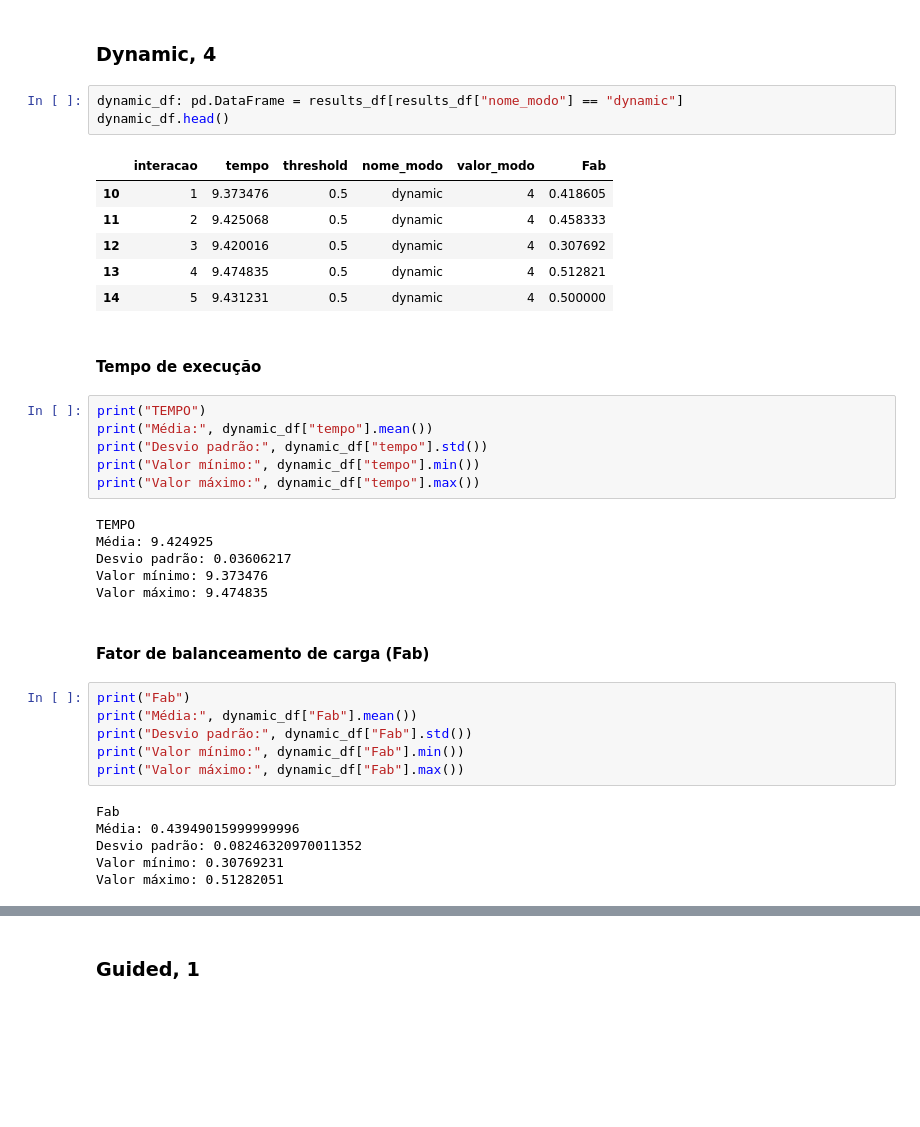
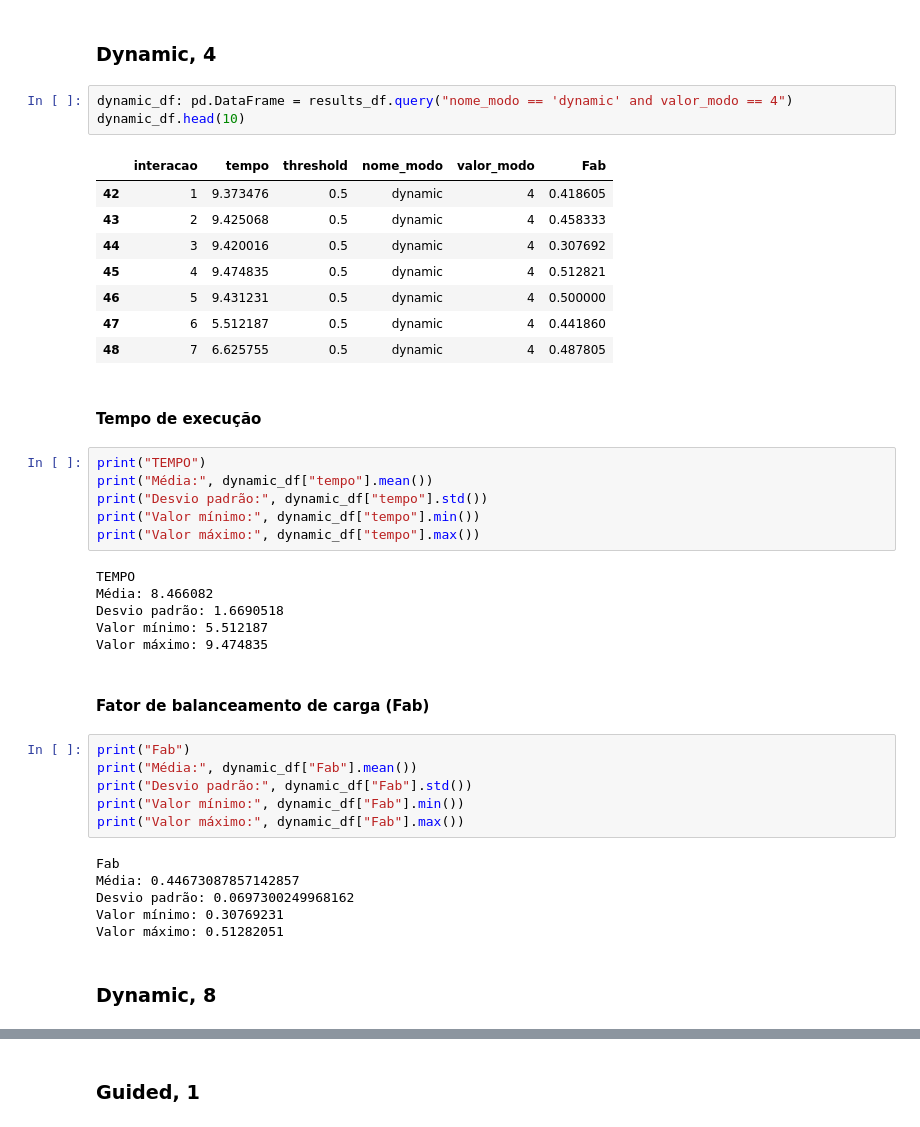
Before and after one commit to igorssant/UESC-codigos-pos-graduacao, a Jupyter notebook: processamento_paralelo/presentation/main.ipynb, the cells around one changed output, grey strips where cells are left out. Cells and saved outputs as stored; diff of their text form; blank space fills up the shorter version.

```diff
--- a/processamento_paralelo/presentation/main.ipynb
+++ b/processamento_paralelo/presentation/main.ipynb
@@ -120,15 +915,17 @@ Valor máximo: 0.04225352
 # %% [markdown]
 ### Dynamic, 4
 # %%
-dynamic_df: pd.DataFrame = results_df[results_df["nome_modo"] == "dynamic"]
-dynamic_df.head()
+dynamic_df: pd.DataFrame = results_df.query("nome_modo == 'dynamic' and valor_modo == 4")
+dynamic_df.head(10)
 # %% [output]
 |  | interacao | tempo | threshold | nome_modo | valor_modo | Fab |
-| 10 | 1 | 9.373476 | 0.5 | dynamic | 4 | 0.418605 |
-| 11 | 2 | 9.425068 | 0.5 | dynamic | 4 | 0.458333 |
-| 12 | 3 | 9.420016 | 0.5 | dynamic | 4 | 0.307692 |
-| 13 | 4 | 9.474835 | 0.5 | dynamic | 4 | 0.512821 |
-| 14 | 5 | 9.431231 | 0.5 | dynamic | 4 | 0.500000 |
+| 42 | 1 | 9.373476 | 0.5 | dynamic | 4 | 0.418605 |
+| 43 | 2 | 9.425068 | 0.5 | dynamic | 4 | 0.458333 |
+| 44 | 3 | 9.420016 | 0.5 | dynamic | 4 | 0.307692 |
+| 45 | 4 | 9.474835 | 0.5 | dynamic | 4 | 0.512821 |
+| 46 | 5 | 9.431231 | 0.5 | dynamic | 4 | 0.500000 |
+| 47 | 6 | 5.512187 | 0.5 | dynamic | 4 | 0.441860 |
+| 48 | 7 | 6.625755 | 0.5 | dynamic | 4 | 0.487805 |
 # %% [markdown]
 #### Tempo de execução
 # %%
@@ -139,9 +936,9 @@ print("Valor mínimo:", dynamic_df["tempo"].min())
 print("Valor máximo:", dynamic_df["tempo"].max())
 # %% [output]
 TEMPO
-Média: 9.424925
-Desvio padrão: 0.03606217
-Valor mínimo: 9.373476
+Média: 8.466082
+Desvio padrão: 1.6690518
+Valor mínimo: 5.512187
 Valor máximo: 9.474835
 # %% [markdown]
 #### Fator de balanceamento de carga (Fab)
@@ -153,7 +950,9 @@ print("Valor mínimo:", dynamic_df["Fab"].min())
 print("Valor máximo:", dynamic_df["Fab"].max())
 # %% [output]
 Fab
-Média: 0.43949015999999996
-Desvio padrão: 0.08246320970011352
+Média: 0.44673087857142857
+Desvio padrão: 0.0697300249968162
 Valor mínimo: 0.30769231
 Valor máximo: 0.51282051
+# %% [markdown]
+### Dynamic, 8
```
Also changed, not shown: parts of 100 cells of this notebook.
